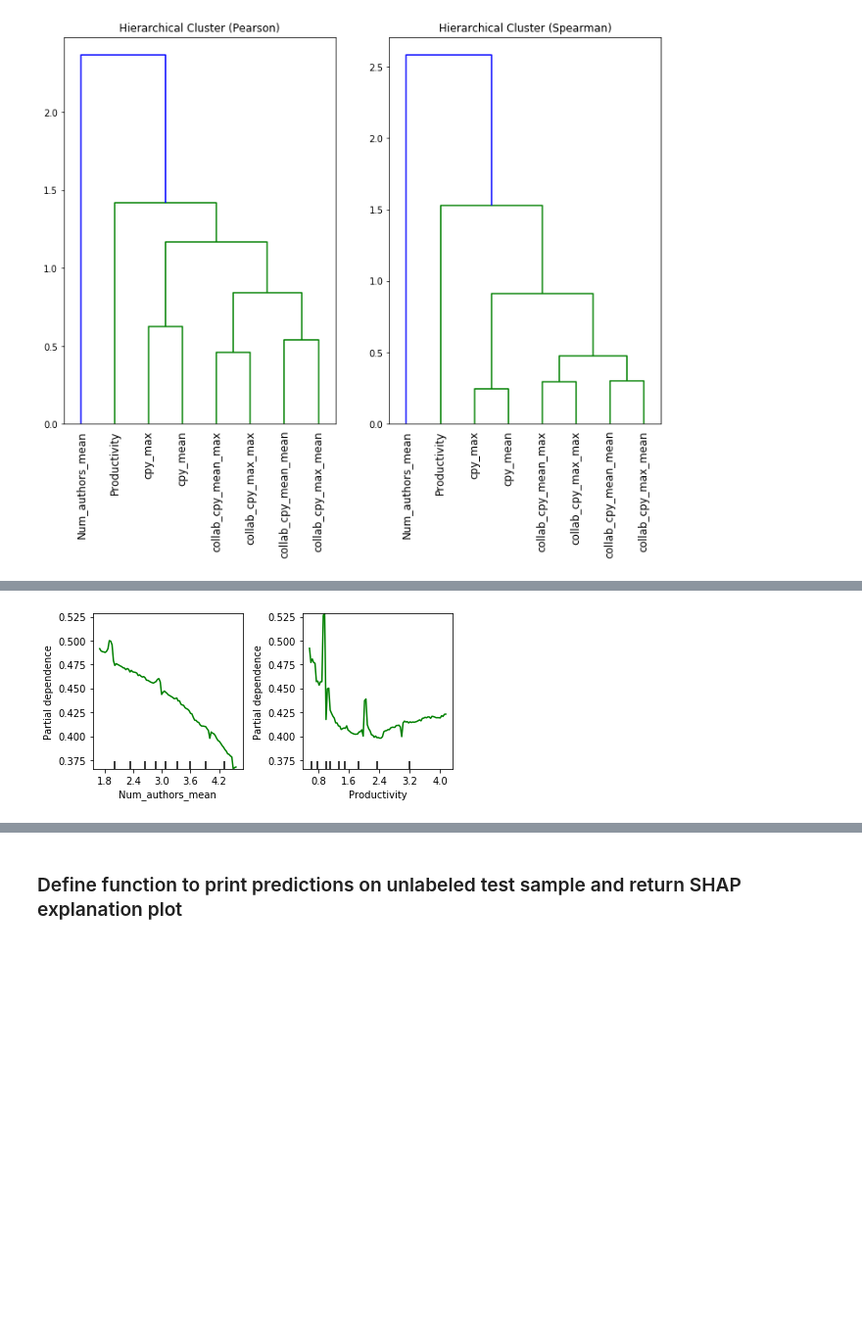
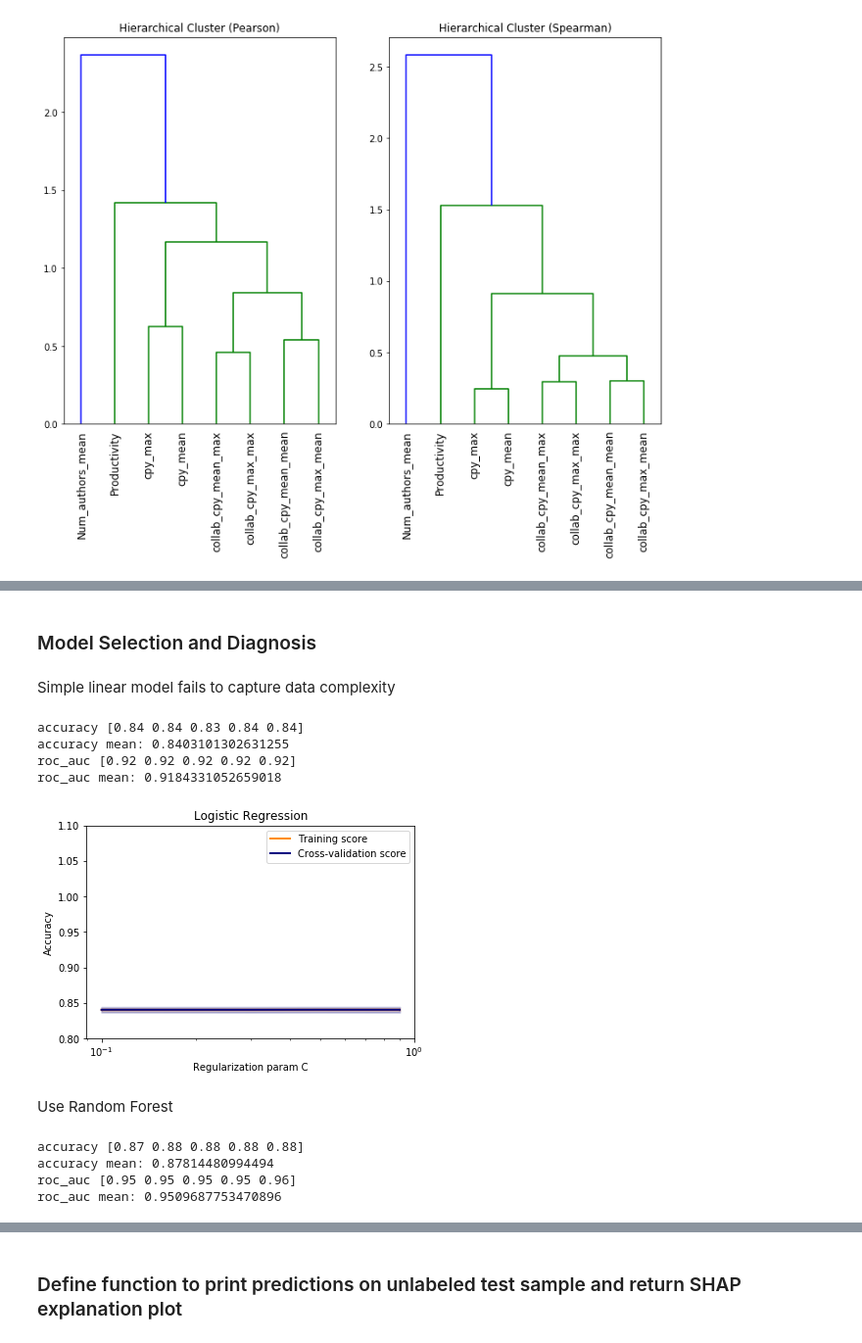
Before and after one commit to vijayoct27/physics-churn, a Jupyter notebook: inspire_model.ipynb, the cells around one changed output, grey strips where cells are left out. Shown at 98% size. Drawn from its saved outputs; the diff is of its cells as text; code cells hidden in the pictures; blank space fills up the shorter version.

```diff
--- a/inspire_model.ipynb
+++ b/inspire_model.ipynb
@@ -190,5 +160,2 @@ PDP for least correlated (though not very important) features {Num_authors_mean,
-# %%
-rf.fit(X, y)
-plot_partial_dependence(rf, X, ['Num_authors_mean', 'Productivity'], features)
-# %% [output]
-[figure, removed]
+# %% [markdown]
+### Model Selection and Diagnosis
@@ -194,0 +167,51 @@ plot_partial_dependence(rf, X, ['Num_authors_mean', 'Productivity'], features)
+# %% [markdown]
+Simple linear model fails to capture data complexity
+# %%
+logreg = LogisticRegression(solver='newton-cg', C=0.5)
+score_CV(logreg, X, 'accuracy')
+score_CV(logreg, X, 'roc_auc')
+# %% [output]
+accuracy [0.84 0.84 0.83 0.84 0.84]
+accuracy mean: 0.8403101302631255
+roc_auc [0.92 0.92 0.92 0.92 0.92]
+roc_auc mean: 0.9184331052659018
+# %%
+logreg = LogisticRegression(solver='newton-cg')
+param_range = np.arange(0.1,1.1,0.2)
+train_scores, valid_scores = validation_curve(logreg, X, y, 'C', param_range, cv=5)
+
+train_scores_mean = np.mean(train_scores, axis=1)
+train_scores_std = np.std(train_scores, axis=1)
+valid_scores_mean = np.mean(valid_scores, axis=1)
+valid_scores_std = np.std(valid_scores, axis=1)
+
+plt.title("Logistic Regression")
+plt.xlabel('Regularization param C')
+plt.ylabel("Accuracy")
+plt.ylim(0.8, 1.1)
+lw = 2
+plt.semilogx(param_range, train_scores_mean, label="Training score",
+             color="darkorange", lw=lw)
+plt.fill_between(param_range, train_scores_mean - train_scores_std,
+                 train_scores_mean + train_scores_std, alpha=0.2,
+                 color="darkorange", lw=lw)
+plt.semilogx(param_range, valid_scores_mean, label="Cross-validation score",
+             color="navy", lw=lw)
+plt.fill_between(param_range, valid_scores_mean - valid_scores_std,
+                 valid_scores_mean + valid_scores_std, alpha=0.2,
+                 color="navy", lw=lw)
+plt.legend(loc="best")
+plt.show()
+# %% [output]
+[figure, added]
+# %% [markdown]
+Use Random Forest
+# %%
+rf = RandomForestClassifier(n_estimators=50, random_state=0)
+score_CV(rf, X, 'accuracy')
+score_CV(rf, X, 'roc_auc')
+# %% [output]
+accuracy [0.87 0.88 0.88 0.88 0.88]
+accuracy mean: 0.87814480994494
+roc_auc [0.95 0.95 0.95 0.95 0.96]
+roc_auc mean: 0.9509687753470896
```
Also changed, not shown: parts of 30 cells of this notebook.
